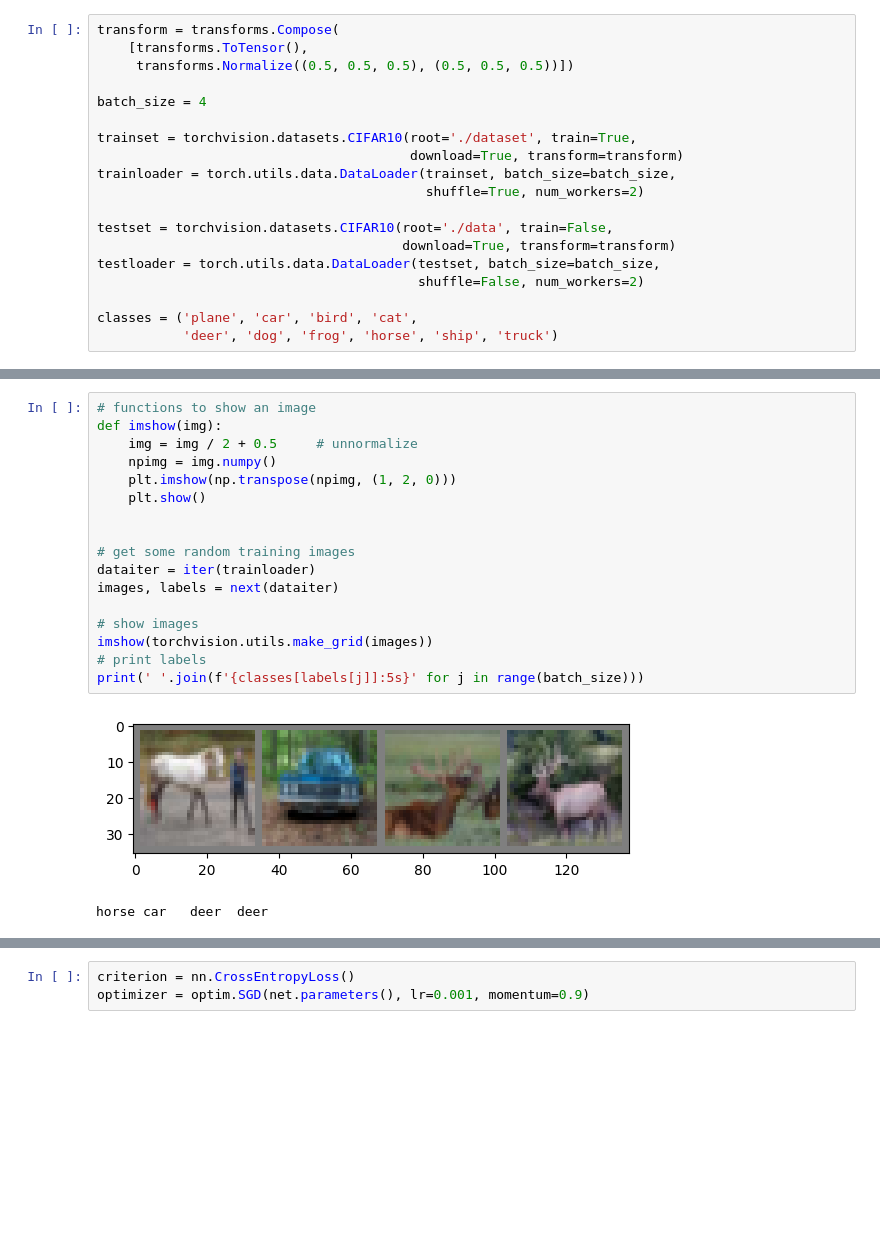
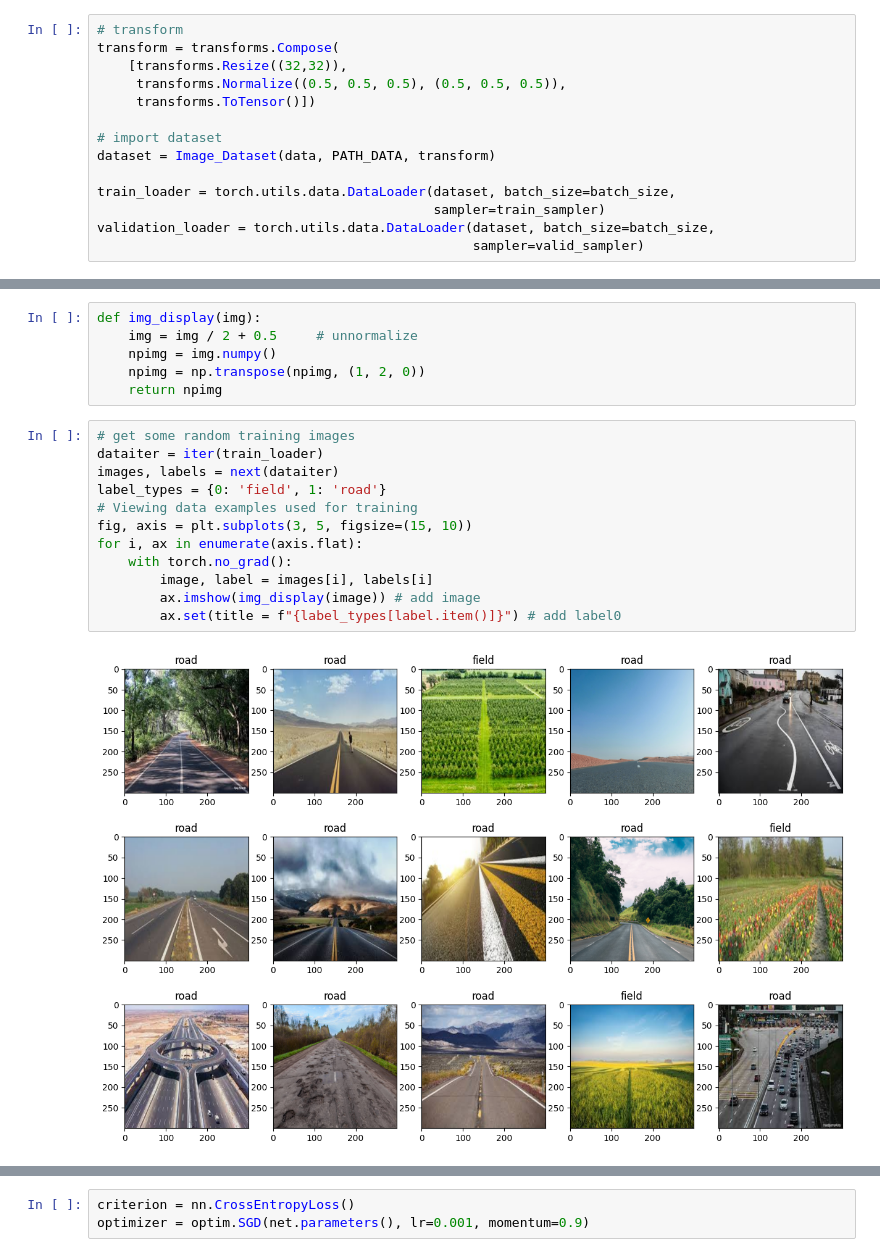
Before and after one commit to HoangAn0112/classifer-field-road, a Jupyter notebook: Model.ipynb, the cells around one changed output, grey strips where cells are left out. Cells and saved outputs as stored; diff of their text form; blank space fills up the shorter version.

```diff
--- a/Model.ipynb
+++ b/Model.ipynb
@@ -40,19 +95,14 @@ data.head()
 # %%
+# transform
 transform = transforms.Compose(
-    [transforms.ToTensor(),
-     transforms.Normalize((0.5, 0.5, 0.5), (0.5, 0.5, 0.5))])
+    [transforms.Resize((32,32)),
+     transforms.Normalize((0.5, 0.5, 0.5), (0.5, 0.5, 0.5)),
+     transforms.ToTensor()])
 
-batch_size = 4
+# import dataset
+dataset = Image_Dataset(data, PATH_DATA, transform)
 
-trainset = torchvision.datasets.CIFAR10(root='./dataset', train=True,
-                                        download=True, transform=transform)
-trainloader = torch.utils.data.DataLoader(trainset, batch_size=batch_size,
-                                          shuffle=True, num_workers=2)
-
-testset = torchvision.datasets.CIFAR10(root='./data', train=False,
-                                       download=True, transform=transform)
-testloader = torch.utils.data.DataLoader(testset, batch_size=batch_size,
-                                         shuffle=False, num_workers=2)
-
-classes = ('plane', 'car', 'bird', 'cat',
-           'deer', 'dog', 'frog', 'horse', 'ship', 'truck')
+train_loader = torch.utils.data.DataLoader(dataset, batch_size=batch_size,
+                                           sampler=train_sampler)
+validation_loader = torch.utils.data.DataLoader(dataset, batch_size=batch_size,
+                                                sampler=valid_sampler)
@@ -63,23 +109,23 @@ Files already downloaded and verified
-# %%
-# functions to show an image
-def imshow(img):
-    img = img / 2 + 0.5     # unnormalize
-    npimg = img.numpy()
-    plt.imshow(np.transpose(npimg, (1, 2, 0)))
-    plt.show()
-
-
-# get some random training images
-dataiter = iter(trainloader)
-images, labels = next(dataiter)
-
-# show images
-imshow(torchvision.utils.make_grid(images))
-# print labels
-print(' '.join(f'{classes[labels[j]]:5s}' for j in range(batch_size)))
-# %% [output]
-[figure, removed]
-horse car   deer  deer
+# %%
+def img_display(img):
+    img = img / 2 + 0.5     # unnormalize
+    npimg = img.numpy()
+    npimg = np.transpose(npimg, (1, 2, 0))
+    return npimg
+# %%
+# get some random training images
+dataiter = iter(train_loader)
+images, labels = next(dataiter)
+label_types = {0: 'field', 1: 'road'}
+# Viewing data examples used for training
+fig, axis = plt.subplots(3, 5, figsize=(15, 10))
+for i, ax in enumerate(axis.flat):
+    with torch.no_grad():
+        image, label = images[i], labels[i]
+        ax.imshow(img_display(image)) # add image
+        ax.set(title = f"{label_types[label.item()]}") # add label0
+# %% [output]
+[figure, added]
 # %%
 class Net(nn.Module):
     def __init__(self):
```
Also changed, not shown: parts of 9 cells of this notebook, 13 other files.
